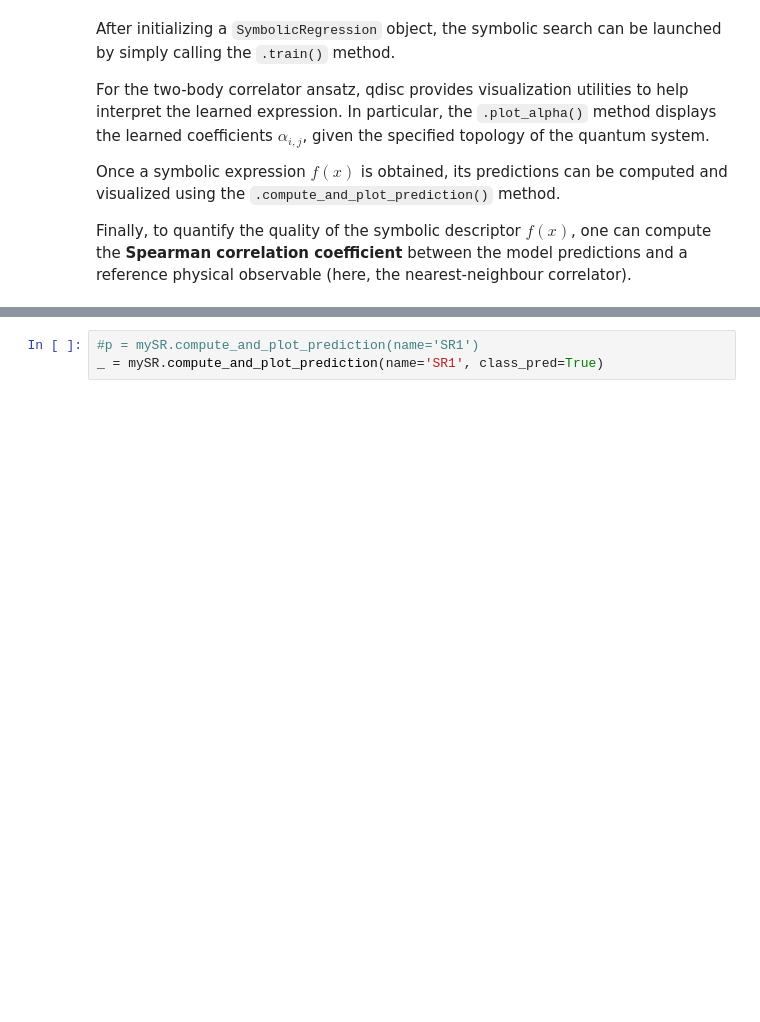
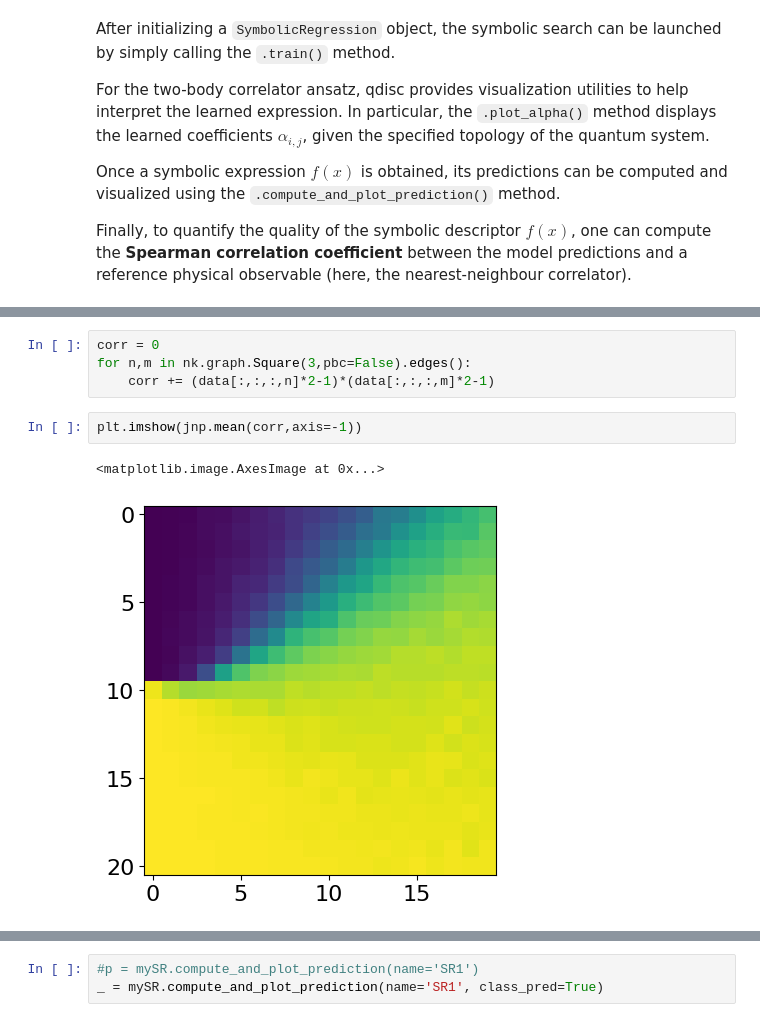
Before and after one commit to qic-ibk/qdisc, a Jupyter notebook: nbs/tutorials/J1J2_tuto2_SR.ipynb, the cells around one changed output, grey strips where cells are left out. Drawn from its saved outputs; the diff is of its cells as text; blank space fills up the shorter version.

```diff
--- a/nbs/tutorials/J1J2_tuto2_SR.ipynb
+++ b/nbs/tutorials/J1J2_tuto2_SR.ipynb
@@ -155 +188,10 @@ alpha = mySR.model.alpha
+# %%
+corr = 0
+for n,m in nk.graph.Square(3,pbc=False).edges():
+    corr += (data[:,:,:,n]*2-1)*(data[:,:,:,m]*2-1)
+# %%
+plt.imshow(jnp.mean(corr,axis=-1))
+# %% [output]
+<matplotlib.image.AxesImage at 0x...>
+[figure, added]
 # %%
```
Also changed, not shown: parts of 19 cells of this notebook, 1 other file.
